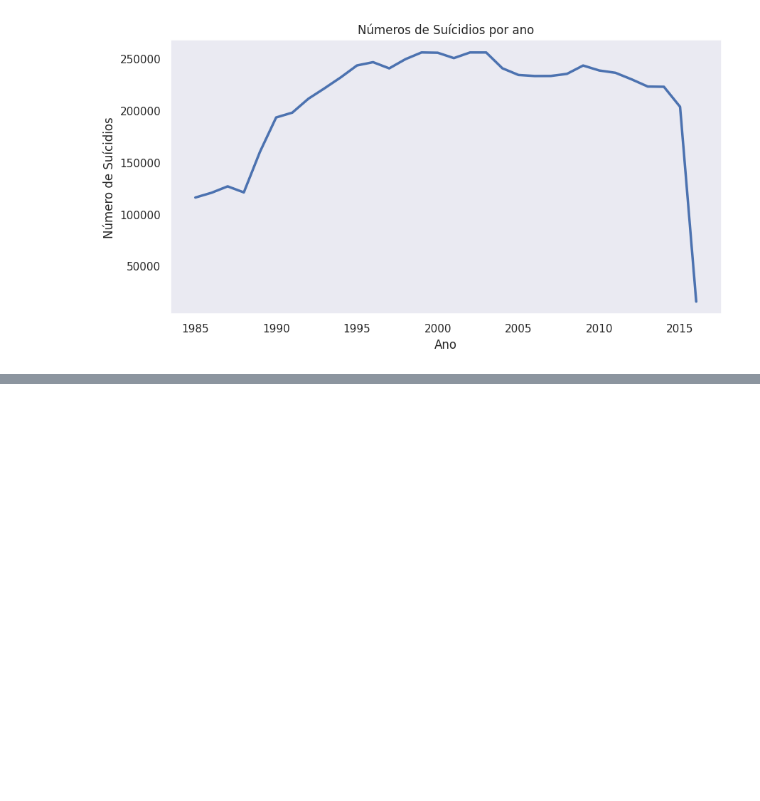
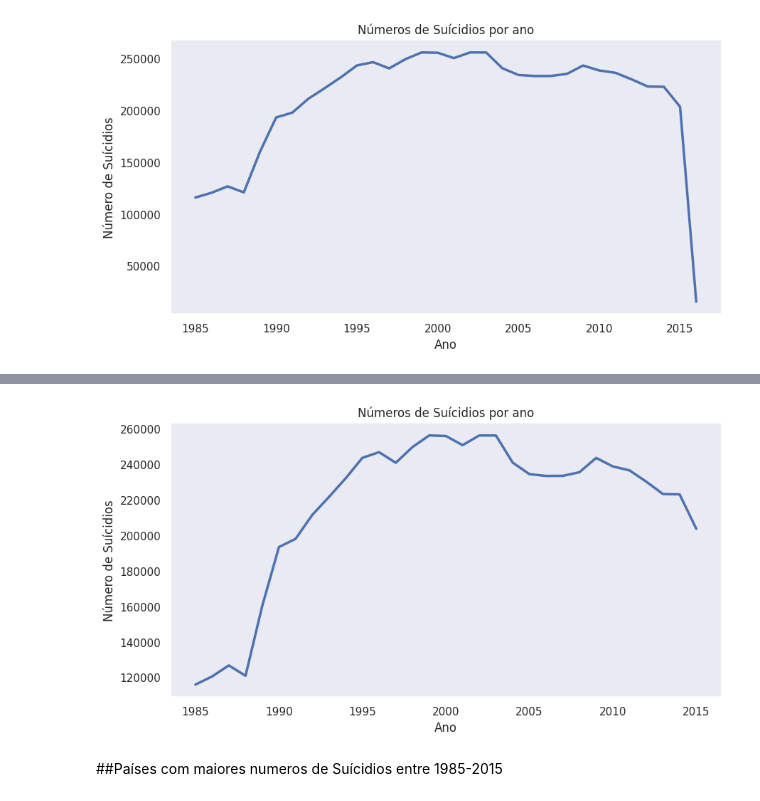
Before and after one commit to Luis-Hauck/Analise_Exploratoria_Suicidios_no_Brasil, a Jupyter notebook: Analise_Exploratoria_de_Dados.ipynb, the cells around one changed output, grey strips where cells are left out. Saved outputs shown, nothing was run; the diff lists cells and outputs as text; code cells hidden in the pictures; blank space fills up the shorter version.

```diff
--- a/Analise_Exploratoria_de_Dados.ipynb
+++ b/Analise_Exploratoria_de_Dados.ipynb
@@ -119,0 +99,2 @@ plt.show()
+# %%
+df2 = df[df['year'] != 2016]
@@ -119,0 +113,14 @@ plt.show()
+# %%
+#Agrupamos os números de suícidios por anos
+num_suic = df2.groupby('year')['suicides_no'].sum()
+#Criamos o gráfico
+fig, ax = plt.subplots(figsize = (10,5))
+sns.lineplot(x = num_suic.index, y = num_suic.values, linewidth=2.5 )
+plt.xlabel('Ano')
+plt.ylabel('Número de Suícidios')
+plt.title('Números de Suícidios por ano')
+plt.show()
+# %% [output]
+[figure, added]
+# %% [markdown]
+##Países com maiores numeros de Suícidios entre 1985-2015
```
Also changed, not shown: parts of 11 cells of this notebook.
